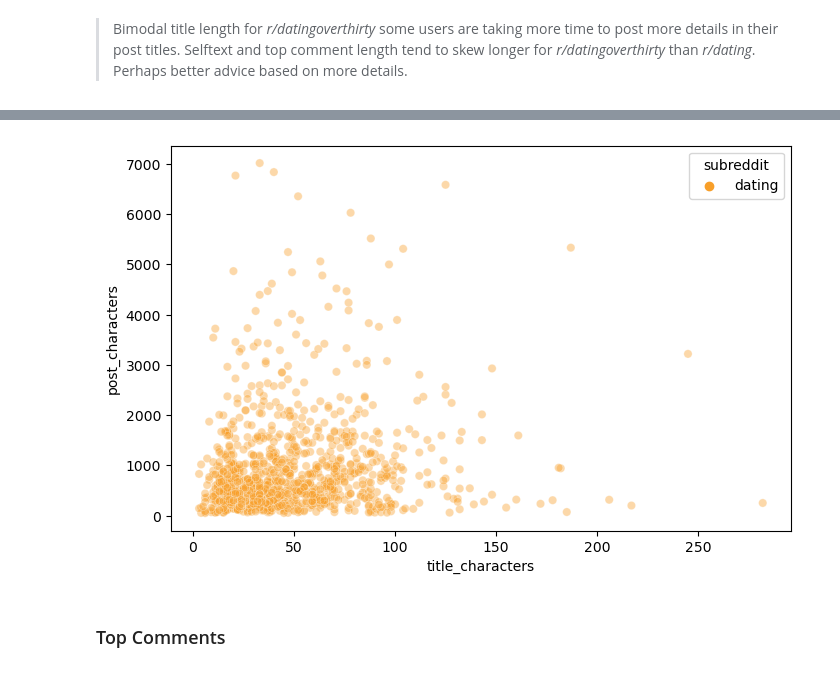
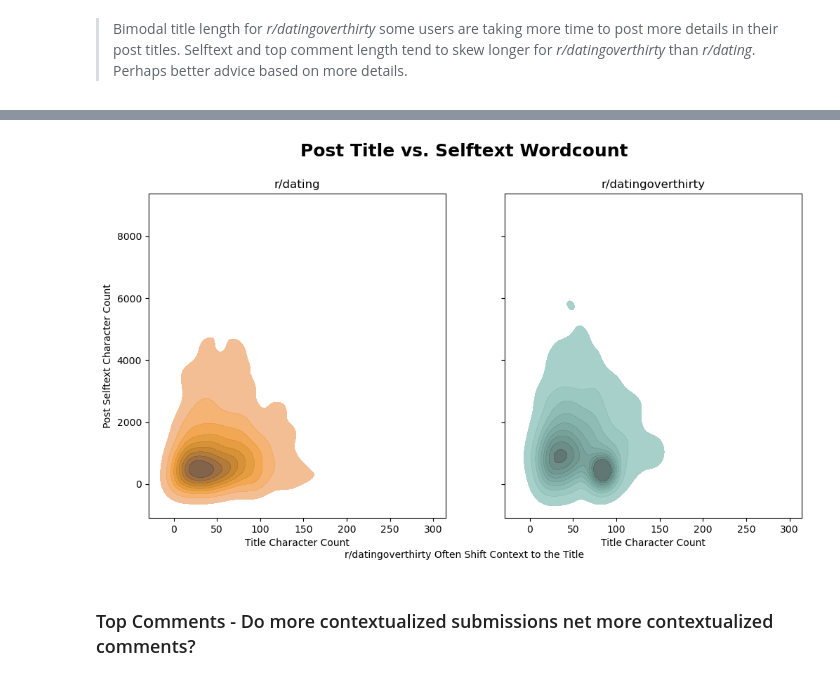
Before and after one commit to bobadams1/reddit_classifier, a Jupyter notebook: data/02_EDA.ipynb, the cells around one changed output, grey strips where cells are left out. Cells and saved outputs as stored; diff of their text form; code cells hidden in the pictures.

Commit message:
visualizations

```diff
--- a/data/02_EDA.ipynb
+++ b/data/02_EDA.ipynb
@@ -140,10 +140,21 @@ df[['subreddit', 'title', 'selftext',
 | 1585 | datingoverthirty | How long would you stay away from... | Broke up recently like three week... | I think a lot of people use the a... | 1133 | 213 | 192 | ... |
 | 1732 | datingoverthirty | We hung out a few times and then ... | I met this guy and all our dates ... | I'll just address one piece of yo... | 1062 | 220 | 190 | ... |
 # %%
-fig, ax = plt.figure(1,2, figsize=(8,5), sharex = True, sharey = True)
-sns.scatterplot(ax = ax[0]data = df[df['subreddit']=='dating'], x='title_characters', y = 'post_characters', hue='subreddit', palette = subreddit_colors, alpha = 0.4)
-sns.scatterplot(ax = ax[1, ]data = df[df['subreddit']=='dating'], x='title_characters', y = 'post_characters', hue='subreddit', palette = subreddit_colors, alpha = 0.4);
+fig, ax = plt.subplots(1,2, figsize=(12,6), sharex = True, sharey = True)
+fig.suptitle('Post Title vs. Selftext Wordcount', y = 1, size=18, fontweight='bold')
+fig.supxlabel('r/datingoverthirty Often Shift Context to the Title',verticalalignment = 'bottom', size = 10)
+sns.kdeplot(ax = ax[0], data = df[df['subreddit']=='dating'], x='title_characters', y = 'post_characters',
+                hue='subreddit', palette = subreddit_colors, alpha = 0.9, legend = False, fill = True)
+ax[0].set_xlabel("Title Character Count")
+ax[0].set_title('r/dating')
+ax[0].set_ylabel("Post Selftext Character Count")
+sns.kdeplot(ax = ax[1], data = df[df['subreddit']=='datingoverthirty'], x='title_characters', y = 'post_characters',
+                hue='subreddit', palette = subreddit_colors, alpha = 0.9, legend = False, fill = True)
+ax[1].set_xlabel("Title Character Count")
+ax[1].set_title('r/datingoverthirty')
+ax[1].set_ylabel("Post Selftext Character Count")
+plt.savefig(fname = 'images/post_title_length_vs_selftext_length.png',bbox_inches = 'tight')
 # %% [output]
-[figure, old version]
+[figure, new version]
 # %% [markdown]
-### Top Comments
+### Top Comments - Do more contextualized submissions net more contextualized comments?
```
Also changed, not shown: parts of 3 cells of this notebook, 3 other files.
